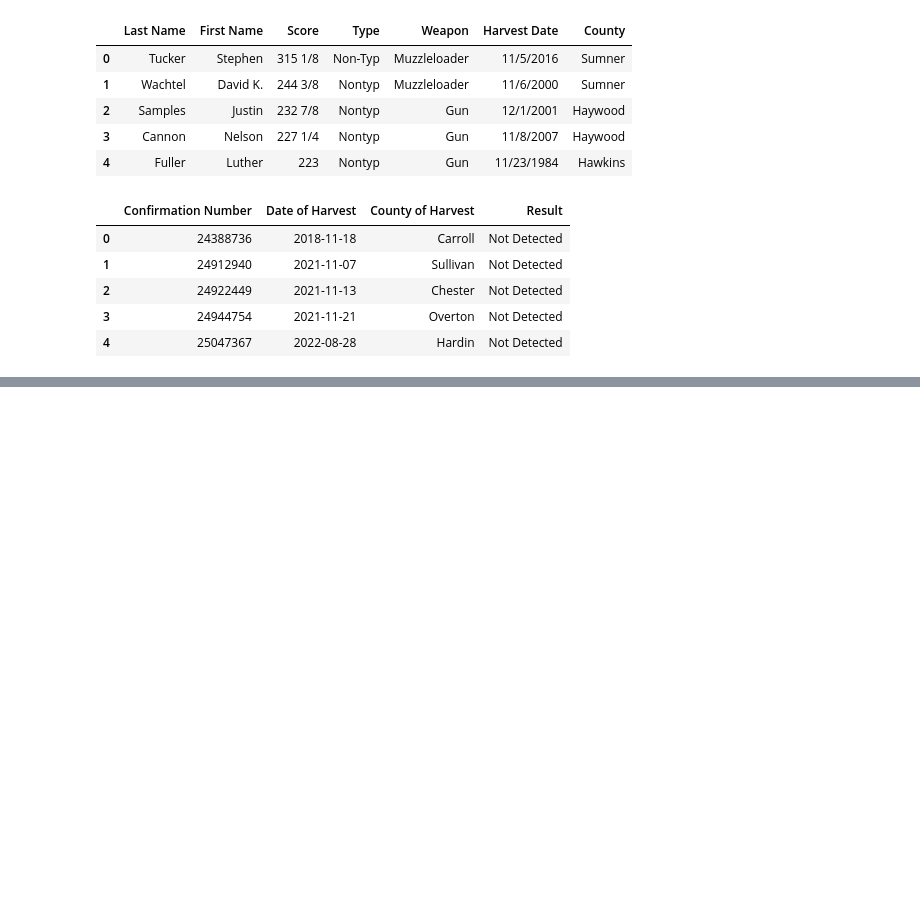
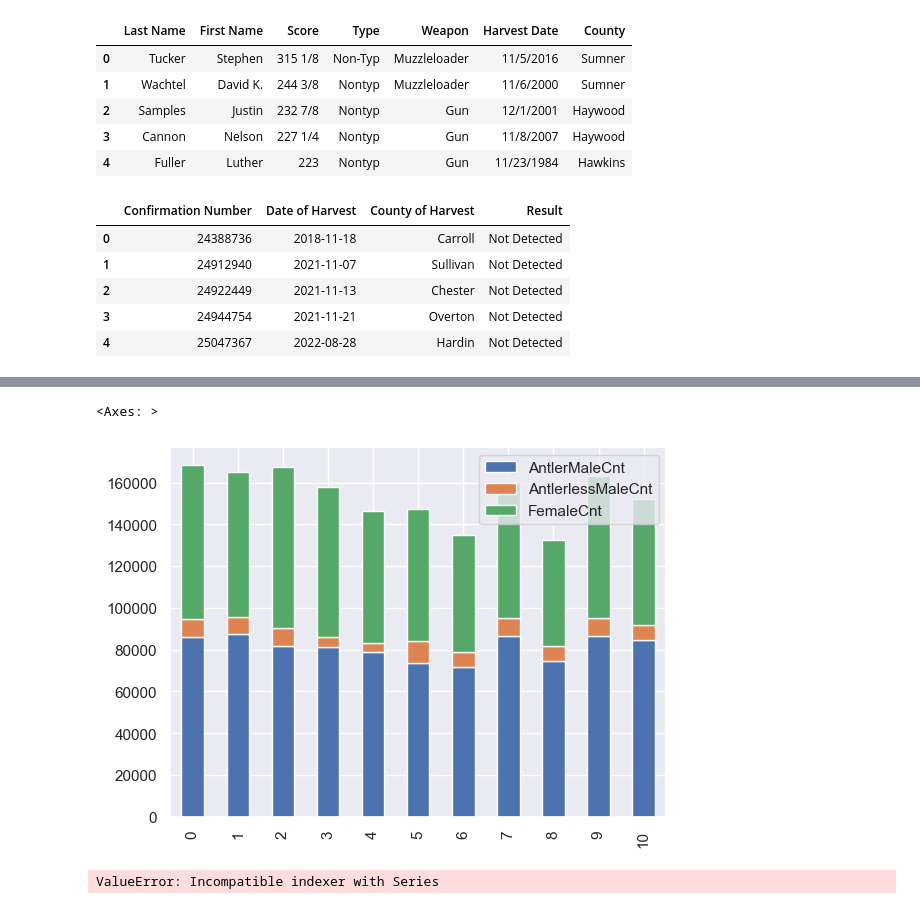
Before and after one commit to McNuttJ/Tennessee-Deer-Herd-Analysis-Capstone, a Jupyter notebook: tennessee_deer_herd_analysis.ipynb, the cells around one changed output, grey strips where cells are left out. Drawn from its saved outputs; the diff is of its cells as text; code cells hidden in the pictures; blank space fills up the shorter version.

```diff
--- a/tennessee_deer_herd_analysis.ipynb
+++ b/tennessee_deer_herd_analysis.ipynb
@@ -232,0 +395,6 @@ license.head()
+# %%
+count_type_by_year2 = count_type_by_year.drop('TotalHarvestCount', axis=1)
+count_type_by_year2.plot.bar(stacked=True)
+# %% [output]
+<Axes: >
+[figure, added]
@@ -232,0 +404,5 @@ license.head()
+# %%
+count_type_by_year.at[0,'AntlerMaleCnt']=
+count_type_by_year
+# %% [output]
+ValueError: Incompatible indexer with Series
```
Also changed, not shown: parts of 15 cells of this notebook.
